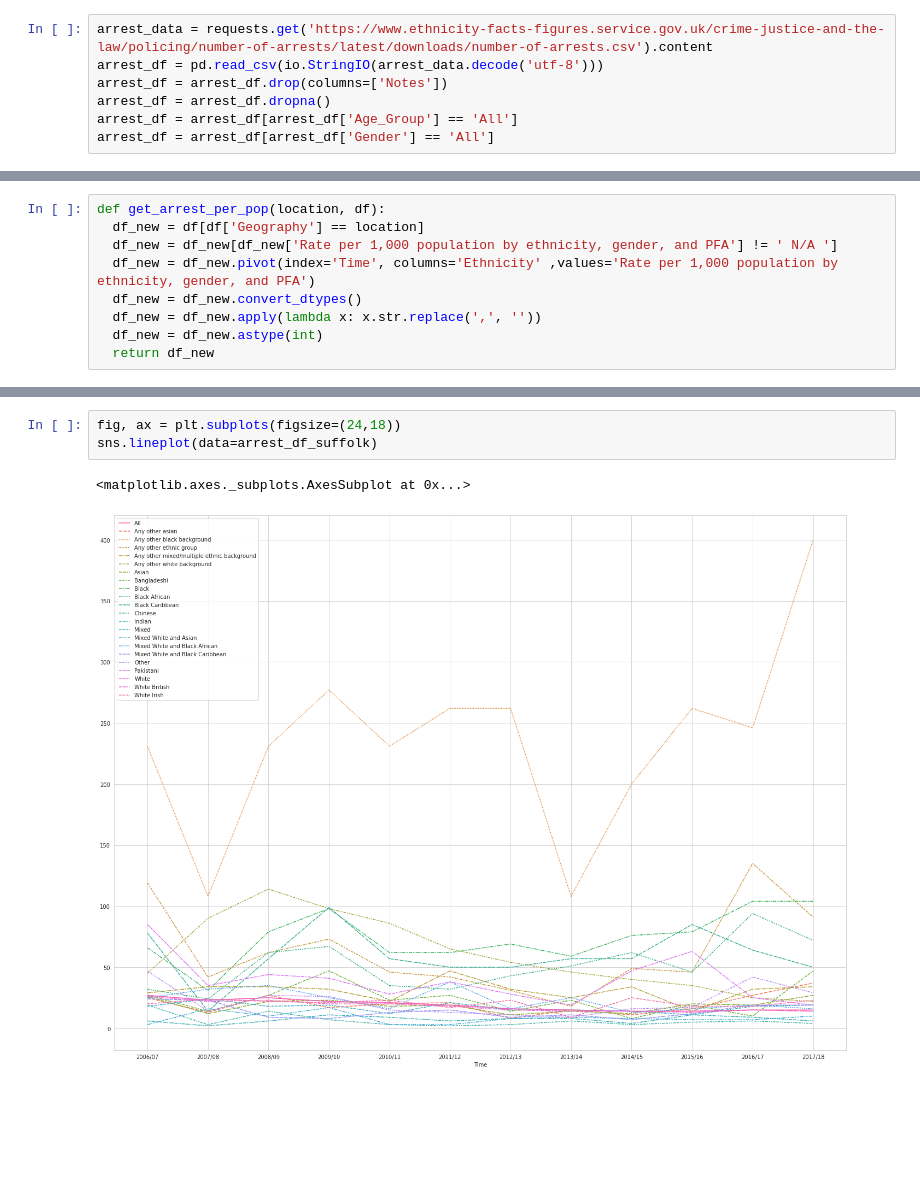
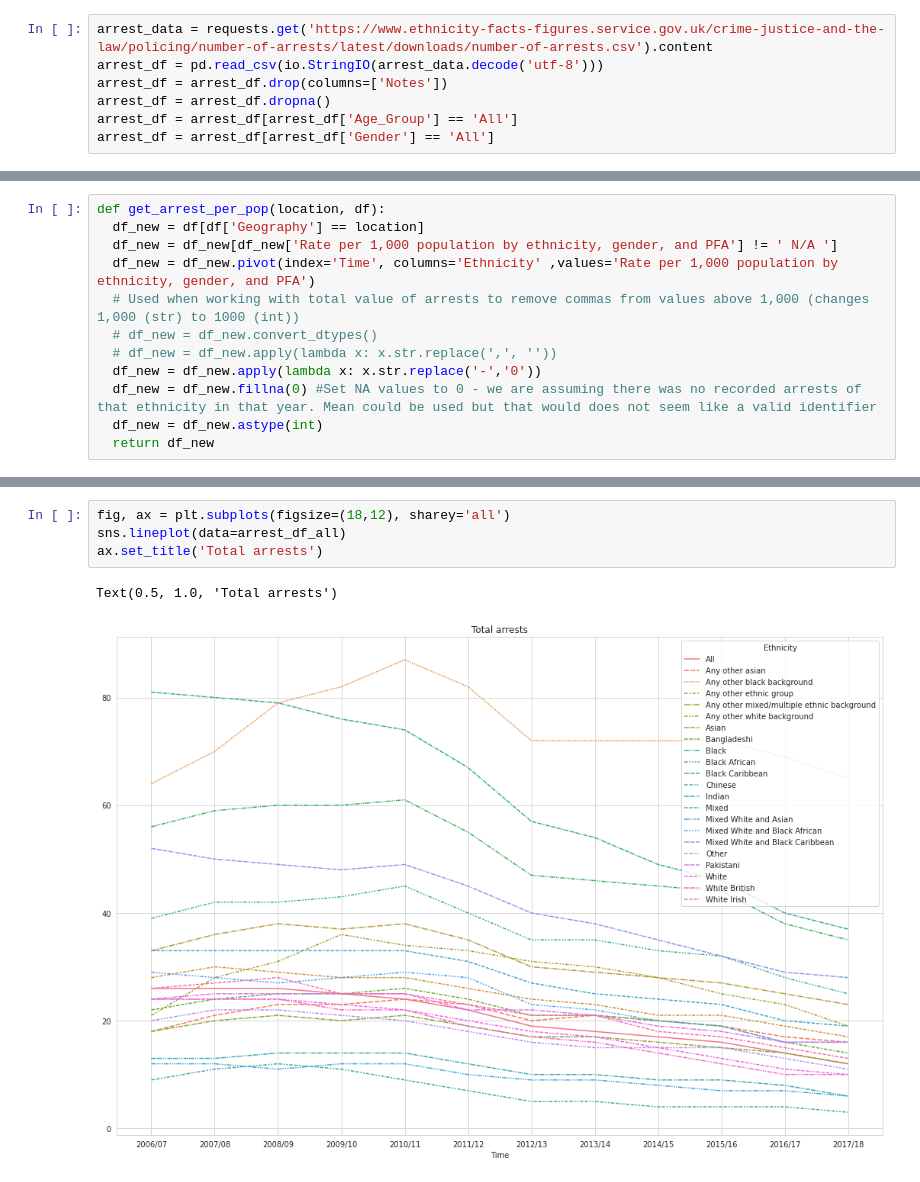
Before and after one commit to ab17254/ce888, a Jupyter notebook: Assignment/preprocessing_assignment1.ipynb, the cells around one changed output, grey strips where cells are left out. Drawn from its saved outputs; the diff is of its cells as text; blank space fills up the shorter version.

Commit message:
Added lineplots for each area

```diff
--- a/Assignment/preprocessing_assignment1.ipynb
+++ b/Assignment/preprocessing_assignment1.ipynb
@@ -21,8 +68,11 @@ def get_arrest_per_pop(location, df):
   df_new = df[df['Geography'] == location]
   df_new = df_new[df_new['Rate per 1,000 population by ethnicity, gender, and PFA'] != ' N/A ']
   df_new = df_new.pivot(index='Time', columns='Ethnicity' ,values='Rate per 1,000 population by ethnicity, gender, and PFA')
-  df_new = df_new.convert_dtypes()
-  df_new = df_new.apply(lambda x: x.str.replace(',', ''))
+  # Used when working with total value of arrests to remove commas from values above 1,000 (changes 1,000 (str) to 1000 (int))
+  # df_new = df_new.convert_dtypes()
+  # df_new = df_new.apply(lambda x: x.str.replace(',', ''))
+  df_new = df_new.apply(lambda x: x.str.replace('-','0'))
+  df_new = df_new.fillna(0) #Set NA values to 0 - we are assuming there was no recorded arrests of that ethnicity in that year. Mean could be used but that would does not seem like a valid identifier
   df_new = df_new.astype(int)
   return df_new
 # %%
@@ -51,6 +89,7 @@ arrest_df_suffolk
 # %%
-fig, ax = plt.subplots(figsize=(24,18))
-sns.lineplot(data=arrest_df_suffolk)
+fig, ax = plt.subplots(figsize=(18,12), sharey='all')
+sns.lineplot(data=arrest_df_all)
+ax.set_title('Total arrests')
 # %% [output]
-<matplotlib.axes._subplots.AxesSubplot at 0x...>
+Text(0.5, 1.0, 'Total arrests')
-[figure, old version]
+[figure, new version]
```
Also changed, not shown: parts of 6 cells of this notebook.
